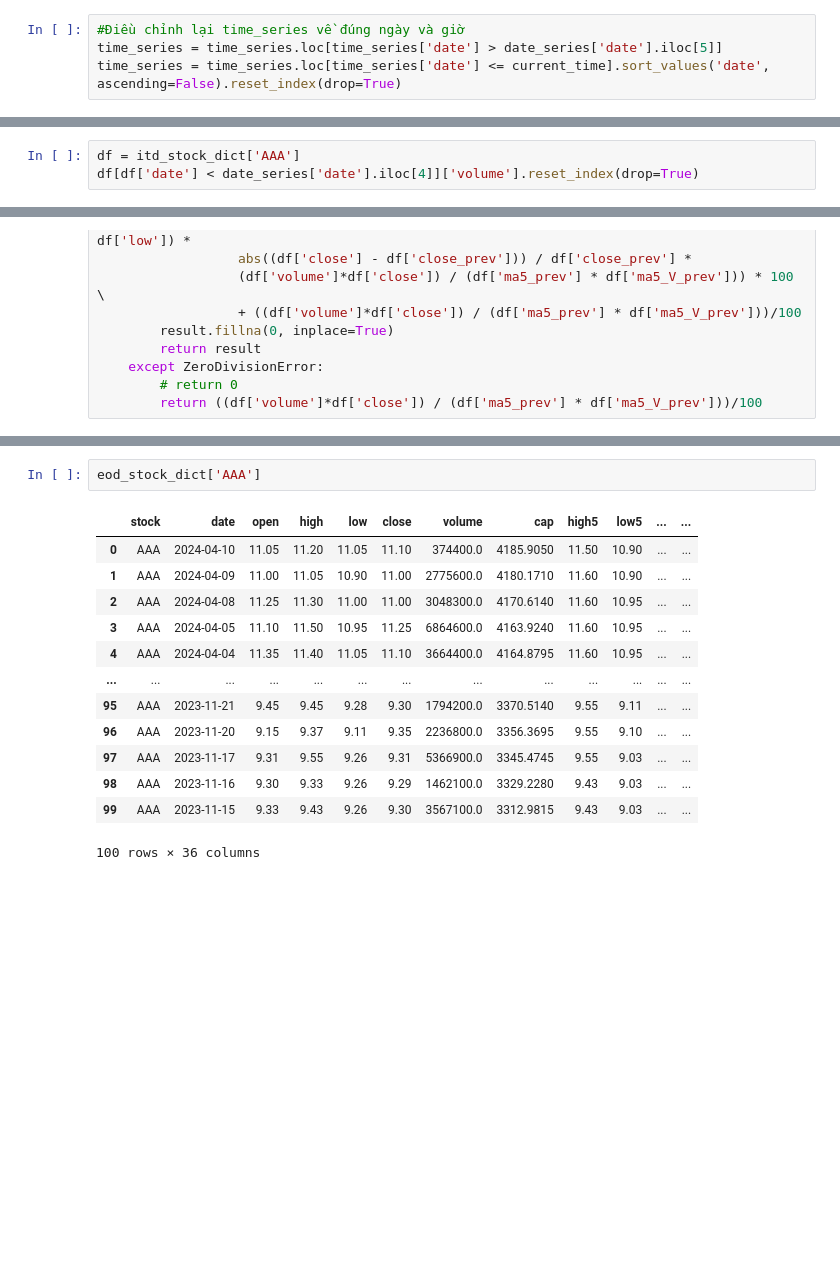
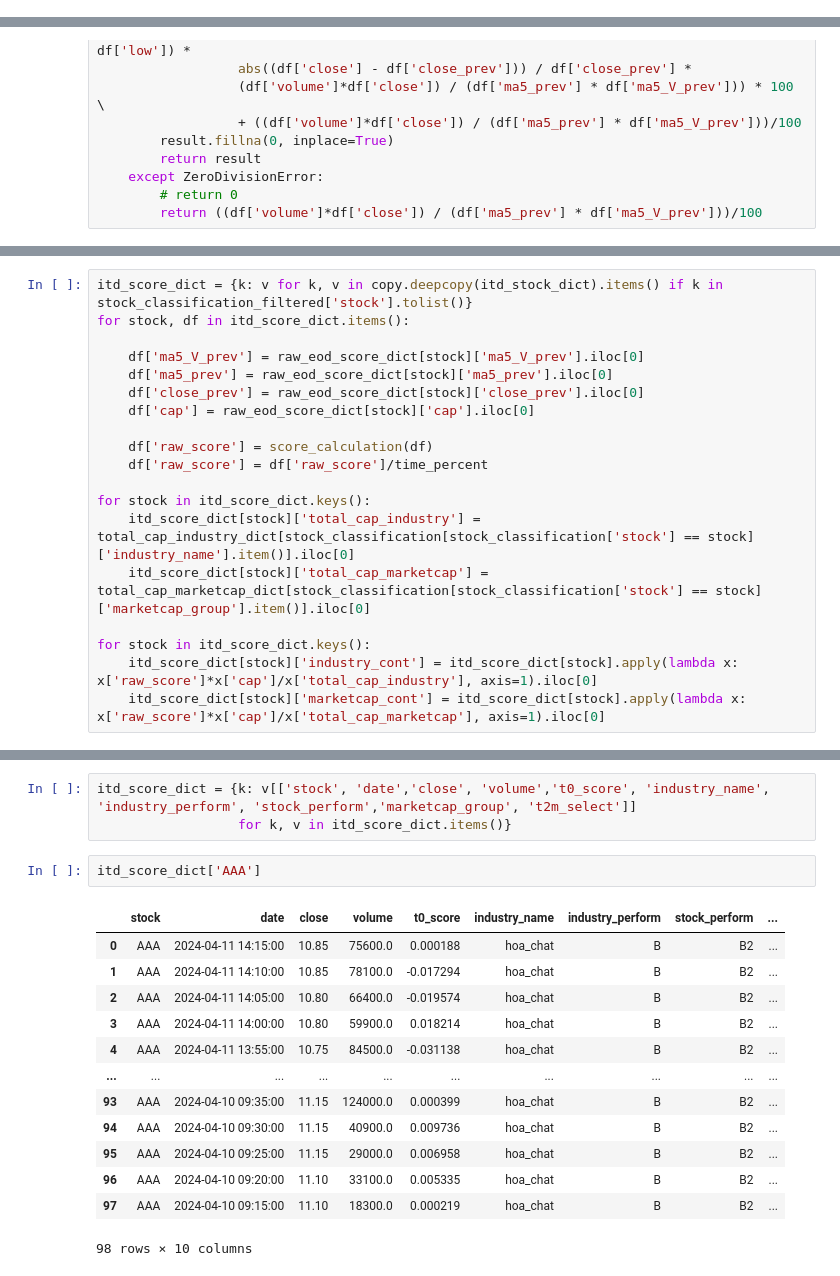
Before and after one commit to twan507/py_code, a Jupyter notebook: new_t2m_python.ipynb, the cells around one changed output, grey strips where cells are left out. Drawn from its saved outputs; the diff is of its cells as text; blank space fills up the shorter version.

```diff
--- a/new_t2m_python.ipynb
+++ b/new_t2m_python.ipynb
@@ -127,7 +128,3 @@ index_name_df = itd_item_df[(itd_item_df['len']>3) & (itd_item_df['len']!=6) & (
 itd_stock_dict = {k:v for k,v in itd_item_dict.items() if k in stock_name_df['item'].tolist()}
 itd_index_dict = {k:v.rename(columns={'option':'value'})
                 for k,v in itd_item_dict.items() if k in index_name_df['item'].tolist()}
-# %%
-#Điều chỉnh lại time_series về đúng ngày và giờ
-time_series = time_series.loc[time_series['date'] > date_series['date'].iloc[5]]
-time_series = time_series.loc[time_series['date'] <= current_time].sort_values('date', ascending=False).reset_index(drop=True)
@@ -183,3 +130,0 @@ liquidity_df['ratio'] = liquidity_df['t0']/liquidity_df['mean5']
-# %%
-df = itd_stock_dict['AAA']
-df[df['date'] < date_series['date'].iloc[4]]['volume'].reset_index(drop=True)
@@ -377,0 +500,19 @@ def score_calculation(df):
+# %%
+itd_score_dict = {k: v for k, v in copy.deepcopy(itd_stock_dict).items() if k in stock_classification_filtered['stock'].tolist()}
+for stock, df in itd_score_dict.items():
+
+    df['ma5_V_prev'] = raw_eod_score_dict[stock]['ma5_V_prev'].iloc[0]
+    df['ma5_prev'] = raw_eod_score_dict[stock]['ma5_prev'].iloc[0]
+    df['close_prev'] = raw_eod_score_dict[stock]['close_prev'].iloc[0]
+    df['cap'] = raw_eod_score_dict[stock]['cap'].iloc[0]
+
+    df['raw_score'] = score_calculation(df)
+    df['raw_score'] = df['raw_score']/time_percent
+
+for stock in itd_score_dict.keys():
+    itd_score_dict[stock]['total_cap_industry'] = total_cap_industry_dict[stock_classification[stock_classification['stock'] == stock]['industry_name'].item()].iloc[0]
+    itd_score_dict[stock]['total_cap_marketcap'] = total_cap_marketcap_dict[stock_classification[stock_classification['stock'] == stock]['marketcap_group'].item()].iloc[0]
+
+for stock in itd_score_dict.keys():
+    itd_score_dict[stock]['industry_cont'] = itd_score_dict[stock].apply(lambda x: x['raw_score']*x['cap']/x['total_cap_industry'], axis=1).iloc[0]
+    itd_score_dict[stock]['marketcap_cont'] = itd_score_dict[stock].apply(lambda x: x['raw_score']*x['cap']/x['total_cap_marketcap'], axis=1).iloc[0]
@@ -378,16 +577,19 @@ def score_calculation(df):
+# %%
+itd_score_dict = {k: v[['stock', 'date','close', 'volume','t0_score', 'industry_name', 'industry_perform', 'stock_perform','marketcap_group', 't2m_select']]
+                  for k, v in itd_score_dict.items()}
 # %%
-eod_stock_dict['AAA']
+itd_score_dict['AAA']
 # %% [output]
-|  | stock | date | open | high | low | close | volume | cap | high5 | low5 | ... | ... |
-| 0 | AAA | 2024-04-10 | 11.05 | 11.20 | 11.05 | 11.10 | 374400.0 | 4185.9050 | 11.50 | 10.90 | ... | ... |
-| 1 | AAA | 2024-04-09 | 11.00 | 11.05 | 10.90 | 11.00 | 2775600.0 | 4180.1710 | 11.60 | 10.90 | ... | ... |
-| 2 | AAA | 2024-04-08 | 11.25 | 11.30 | 11.00 | 11.00 | 3048300.0 | 4170.6140 | 11.60 | 10.95 | ... | ... |
-| 3 | AAA | 2024-04-05 | 11.10 | 11.50 | 10.95 | 11.25 | 6864600.0 | 4163.9240 | 11.60 | 10.95 | ... | ... |
-| 4 | AAA | 2024-04-04 | 11.35 | 11.40 | 11.05 | 11.10 | 3664400.0 | 4164.8795 | 11.60 | 10.95 | ... | ... |
-| ... | ... | ... | ... | ... | ... | ... | ... | ... | ... | ... | ... | ... |
-| 95 | AAA | 2023-11-21 | 9.45 | 9.45 | 9.28 | 9.30 | 1794200.0 | 3370.5140 | 9.55 | 9.11 | ... | ... |
-| 96 | AAA | 2023-11-20 | 9.15 | 9.37 | 9.11 | 9.35 | 2236800.0 | 3356.3695 | 9.55 | 9.10 | ... | ... |
-| 97 | AAA | 2023-11-17 | 9.31 | 9.55 | 9.26 | 9.31 | 5366900.0 | 3345.4745 | 9.55 | 9.03 | ... | ... |
-| 98 | AAA | 2023-11-16 | 9.30 | 9.33 | 9.26 | 9.29 | 1462100.0 | 3329.2280 | 9.43 | 9.03 | ... | ... |
-| 99 | AAA | 2023-11-15 | 9.33 | 9.43 | 9.26 | 9.30 | 3567100.0 | 3312.9815 | 9.43 | 9.03 | ... | ... |
+|  | stock | date | close | volume | t0_score | industry_name | industry_perform | stock_perform | ... |
+| 0 | AAA | 2024-04-11 14:15:00 | 10.85 | 75600.0 | 0.000188 | hoa_chat | B | B2 | ... |
+| 1 | AAA | 2024-04-11 14:10:00 | 10.85 | 78100.0 | -0.017294 | hoa_chat | B | B2 | ... |
+| 2 | AAA | 2024-04-11 14:05:00 | 10.80 | 66400.0 | -0.019574 | hoa_chat | B | B2 | ... |
+| 3 | AAA | 2024-04-11 14:00:00 | 10.80 | 59900.0 | 0.018214 | hoa_chat | B | B2 | ... |
+| 4 | AAA | 2024-04-11 13:55:00 | 10.75 | 84500.0 | -0.031138 | hoa_chat | B | B2 | ... |
+| ... | ... | ... | ... | ... | ... | ... | ... | ... | ... |
+| 93 | AAA | 2024-04-10 09:35:00 | 11.15 | 124000.0 | 0.000399 | hoa_chat | B | B2 | ... |
+| 94 | AAA | 2024-04-10 09:30:00 | 11.15 | 40900.0 | 0.009736 | hoa_chat | B | B2 | ... |
+| 95 | AAA | 2024-04-10 09:25:00 | 11.15 | 29000.0 | 0.006958 | hoa_chat | B | B2 | ... |
+| 96 | AAA | 2024-04-10 09:20:00 | 11.10 | 33100.0 | 0.005335 | hoa_chat | B | B2 | ... |
+| 97 | AAA | 2024-04-10 09:15:00 | 11.10 | 18300.0 | 0.000219 | hoa_chat | B | B2 | ... |
-100 rows × 36 columns
+98 rows × 10 columns
```
Also changed, not shown: parts of 36 cells of this notebook, 1 other file.
